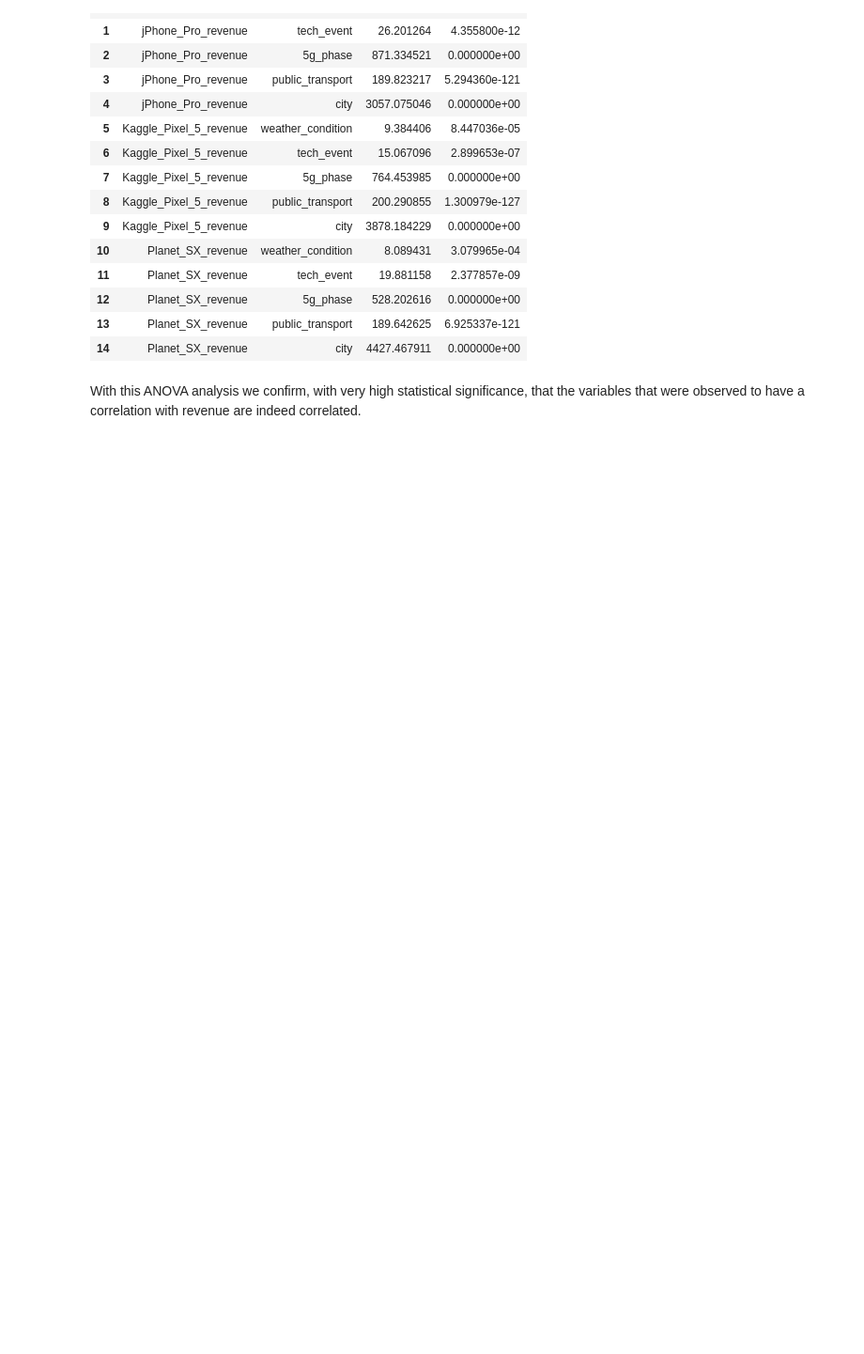
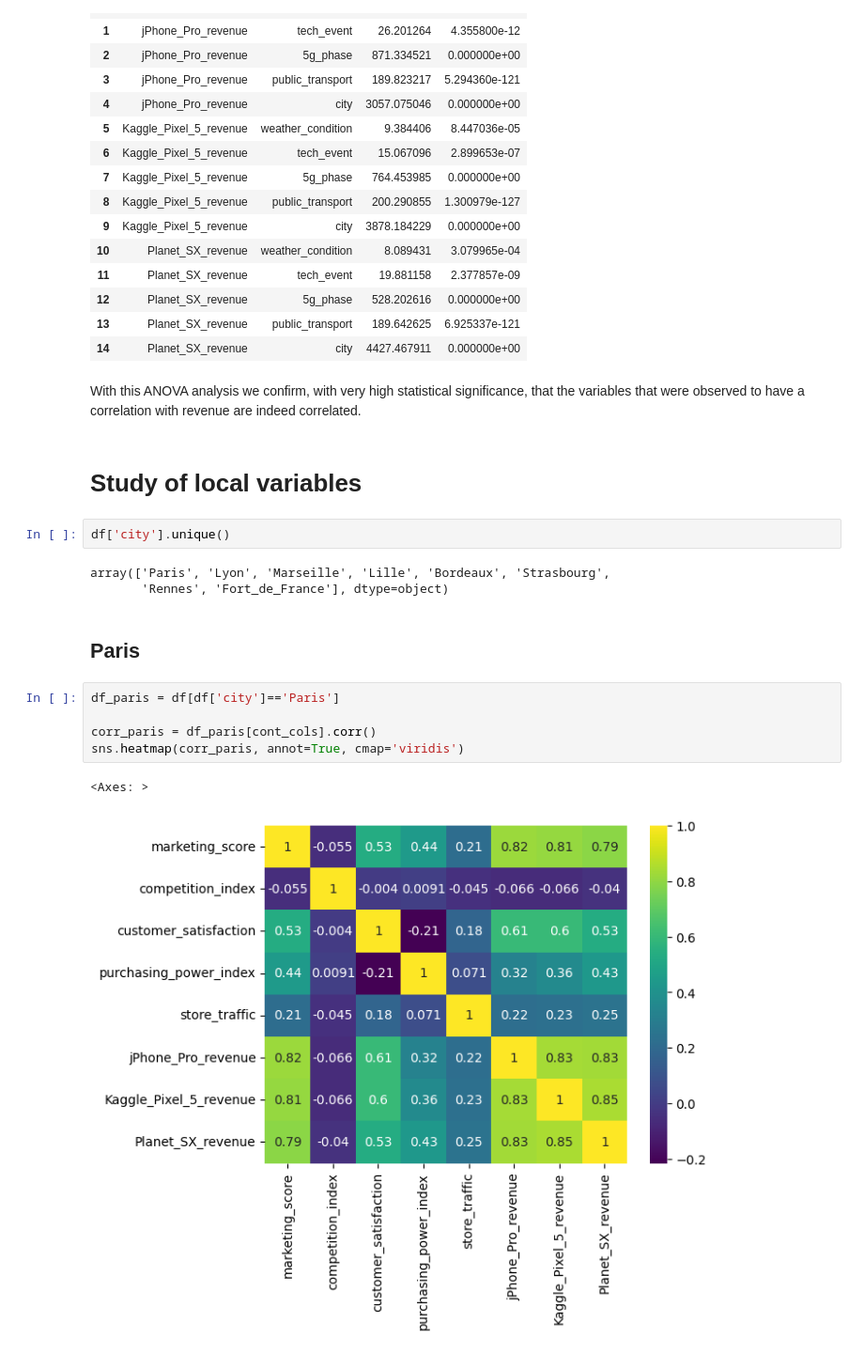
Before and after one commit to jsilvalavin/orange_test_stage, a Jupyter notebook: notebooks/exploration.ipynb, the cells around one changed output. Shown at 94% size. Drawn from its saved outputs; the diff is of its cells as text; blank space fills up the shorter version.

Commit message:
study of local variables

```diff
--- a/notebooks/exploration.ipynb
+++ b/notebooks/exploration.ipynb
@@ -474,3 +475,20 @@ R_cath
 | 14 | Planet_SX_revenue | city | 4427.467911 | 0.000000e+00 |
 # %% [markdown]
 With this ANOVA analysis we confirm, with very high statistical significance, that the variables that were observed to have a correlation with revenue are indeed correlated.
+# %% [markdown]
+# Study of local variables
+# %%
+df['city'].unique()
+# %% [output]
+array(['Paris', 'Lyon', 'Marseille', 'Lille', 'Bordeaux', 'Strasbourg',
+       'Rennes', 'Fort_de_France'], dtype=object)
+# %% [markdown]
+## Paris
+# %%
+df_paris = df[df['city']=='Paris']
+
+corr_paris = df_paris[cont_cols].corr()
+sns.heatmap(corr_paris, annot=True, cmap='viridis')
+# %% [output]
+<Axes: >
+[figure, added]
```
Also changed, not shown: parts of 4 cells of this notebook.
